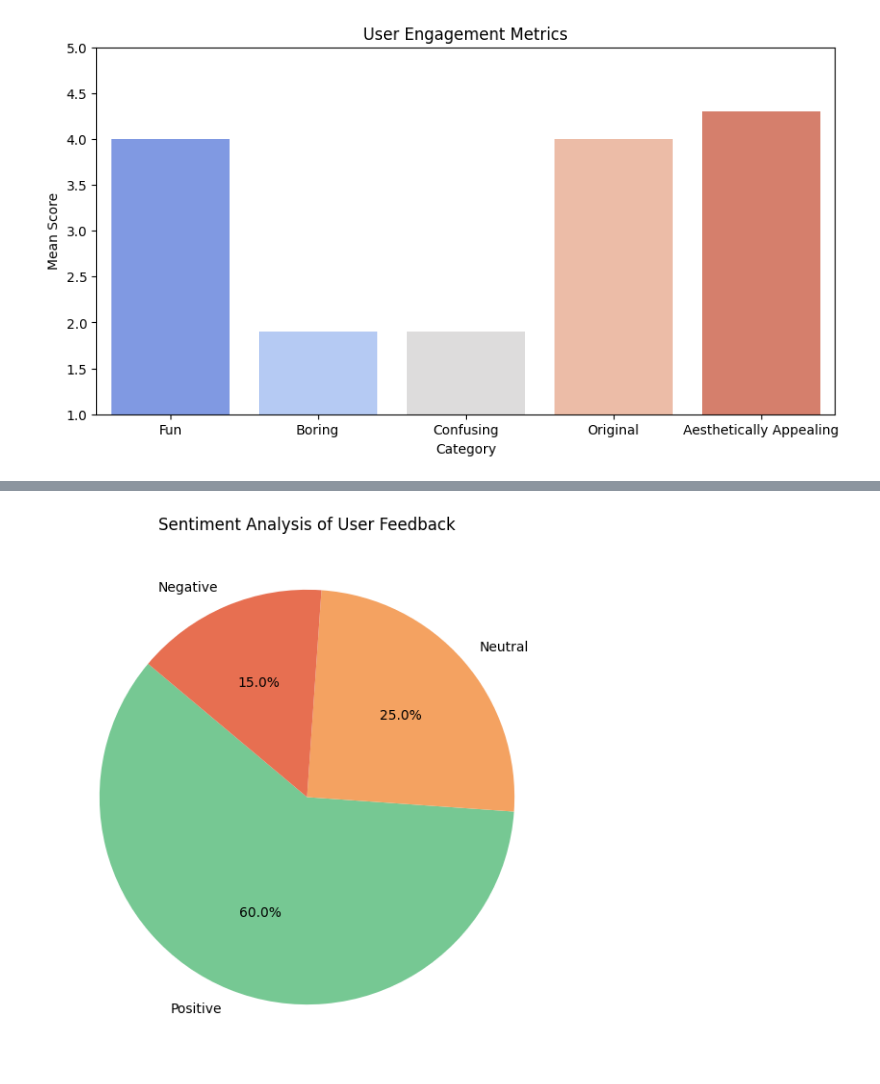
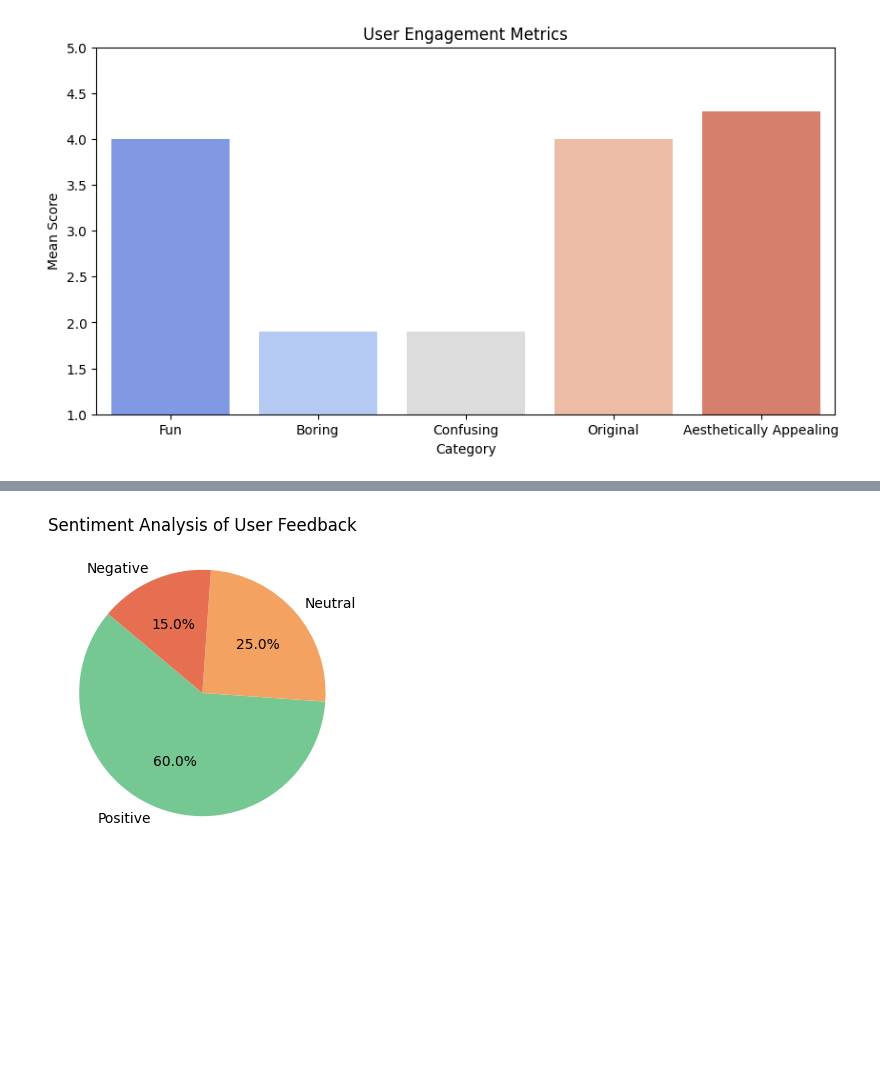
Before and after one commit to alxmx/portfolio-alex-rosado, a Jupyter notebook: data_analysis_ploting__MED7.ipynb, the cells around one changed output, grey strips where cells are left out. Saved outputs shown, nothing was run; the diff lists cells and outputs as text; code cells hidden in the pictures; blank space fills up the shorter version.

```diff
--- a/data_analysis_ploting__MED7.ipynb
+++ b/data_analysis_ploting__MED7.ipynb
@@ -59,11 +59,11 @@ plt.show()
 # %%
 labels = ["Positive", "Neutral", "Negative"]
 sizes = [60, 25, 15]  # Adjust according to your dataset
 colors = ["#76c893", "#f4a261", "#e76f51"]
 
-plt.figure(figsize=(7,7))
+plt.figure(figsize=(4,4))
 plt.pie(sizes, labels=labels, autopct="%1.1f%%", colors=colors, startangle=140)
 plt.title("Sentiment Analysis of User Feedback")
 plt.show()
 # %% [output]
-[figure, old version]
+[figure, new version]
```
Also changed, not shown: parts of 3 cells of this notebook.
